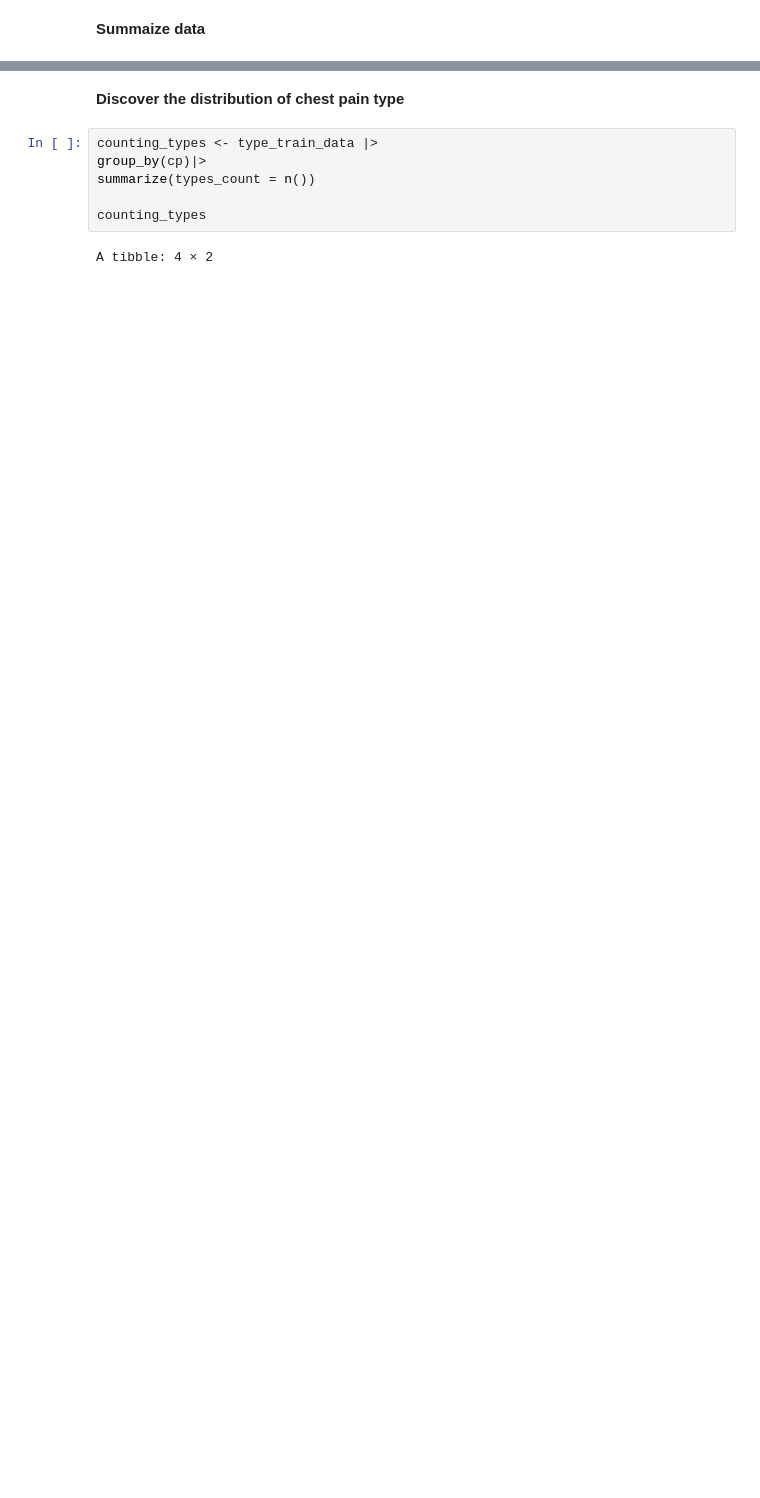
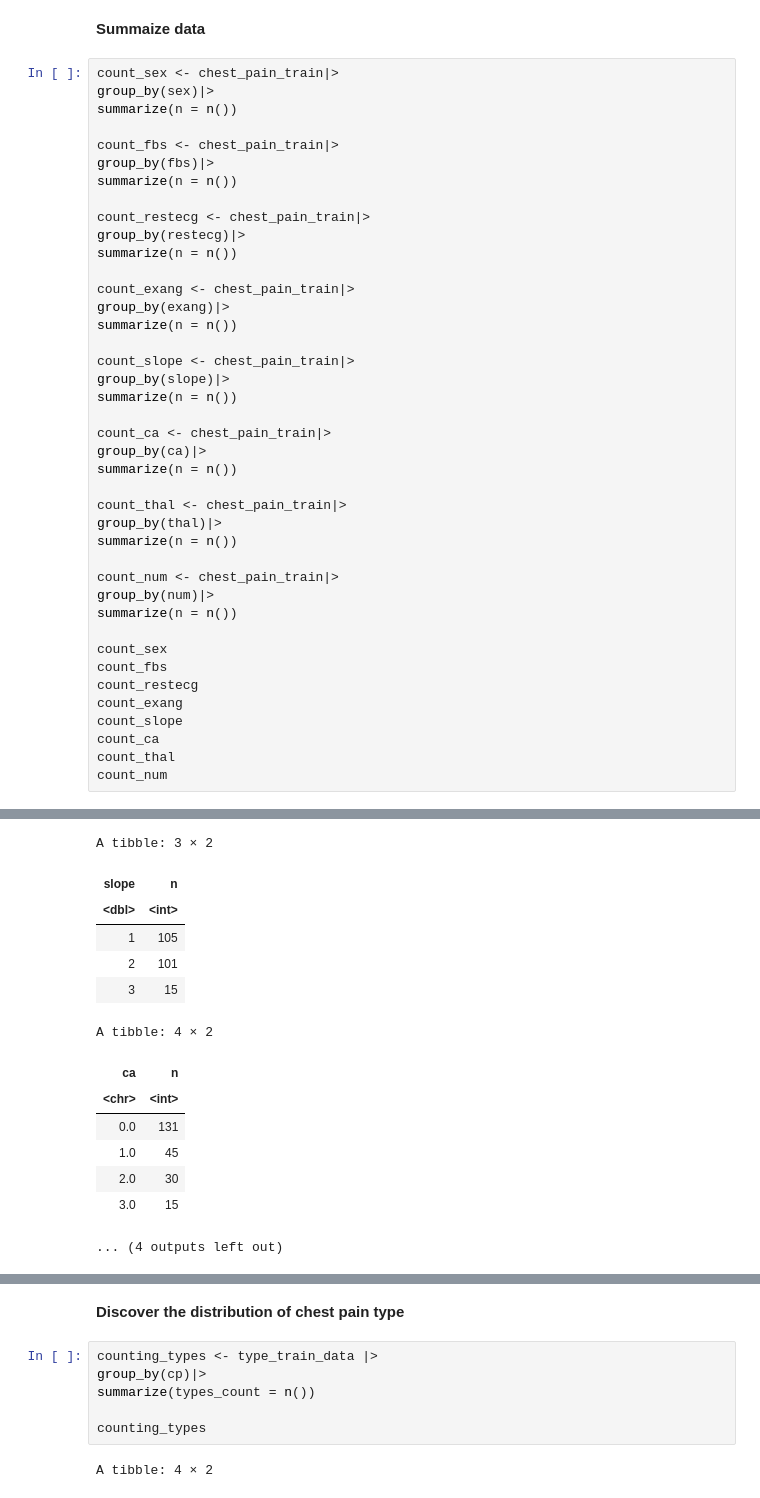
Before and after one commit to Yuvitee/DSCI-100-project, a Jupyter notebook: Heart Disease Proposal.ipynb, the cells around one changed output, grey strips where cells are left out. Cells and saved outputs as stored; diff of their text form; blank space fills up the shorter version.

```diff
--- a/Heart Disease Proposal.ipynb
+++ b/Heart Disease Proposal.ipynb
@@ -137,3 +156,45 @@ A tibble: 222 × 14
 | 68 | 1 | 4 | 144 | 193 | 1 | 0 | 141 | 0 | 3.4 | 2 | 2 | ... |
 # %% [markdown]
 **Summaize data**
+# %%
+count_sex <- chest_pain_train|>
+group_by(sex)|>
+summarize(n = n())
+
+count_fbs <- chest_pain_train|>
+group_by(fbs)|>
+summarize(n = n())
+
+count_restecg <- chest_pain_train|>
+group_by(restecg)|>
+summarize(n = n())
+
+count_exang <- chest_pain_train|>
+group_by(exang)|>
+summarize(n = n())
+
+count_slope <- chest_pain_train|>
+group_by(slope)|>
+summarize(n = n())
+
+count_ca <- chest_pain_train|>
+group_by(ca)|>
+summarize(n = n())
+
+count_thal <- chest_pain_train|>
+group_by(thal)|>
+summarize(n = n())
+
+count_num <- chest_pain_train|>
+group_by(num)|>
+summarize(n = n())
+
+count_sex
+count_fbs
+count_restecg
+count_exang
+count_slope
+count_ca
+count_thal
+count_num
+# %% [output]
@@ -139,0 +222,14 @@ A tibble: 222 × 14
+A tibble: 3 × 2
+| slope | n |
+| <dbl> | <int> |
+| 1 | 105 |
+| 2 | 101 |
+| 3 | 15 |
+A tibble: 4 × 2
+| ca | n |
+| <chr> | <int> |
+| 0.0 | 131 |
+| 1.0 | 45 |
+| 2.0 | 30 |
+| 3.0 | 15 |
+... (4 outputs left out)
```
Also changed, not shown: parts of 13 cells of this notebook.
